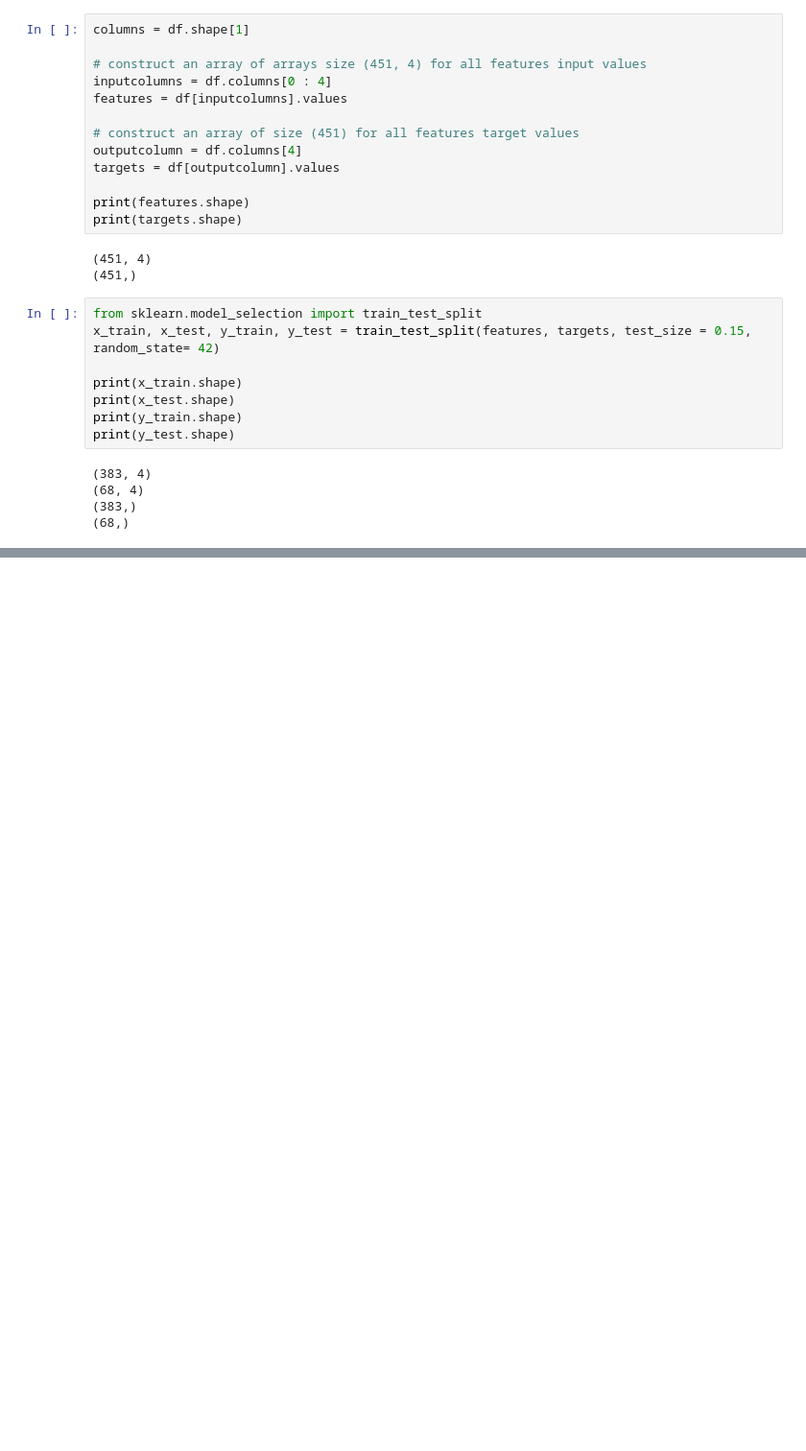
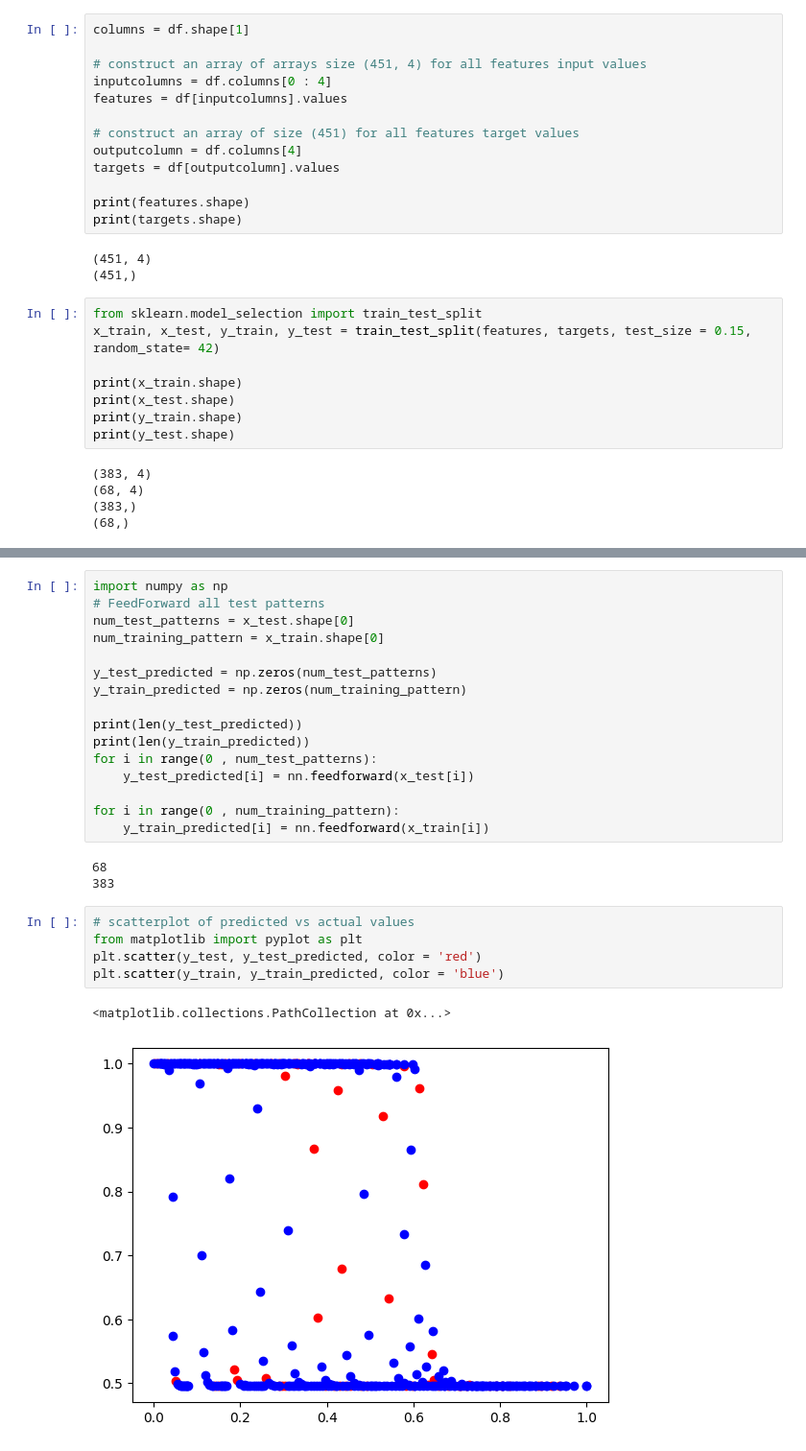
Before and after one commit to YoussefEzz/Prediction-BP-and-LR, a Jupyter notebook: BP.ipynb, the cells around one changed output, grey strips where cells are left out. Shown at 96% size. Cells and saved outputs as stored; diff of their text form; blank space fills up the shorter version.

```diff
--- a/BP.ipynb
+++ b/BP.ipynb
@@ -145,0 +128,27 @@ plt.show()
+# %%
+import numpy as np
+# FeedForward all test patterns
+num_test_patterns = x_test.shape[0]
+num_training_pattern = x_train.shape[0]
+
+y_test_predicted = np.zeros(num_test_patterns)
+y_train_predicted = np.zeros(num_training_pattern)
+
+print(len(y_test_predicted))
+print(len(y_train_predicted))
+for i in range(0 , num_test_patterns):
+    y_test_predicted[i] = nn.feedforward(x_test[i])
+
+for i in range(0 , num_training_pattern):
+    y_train_predicted[i] = nn.feedforward(x_train[i])
+# %% [output]
+68
+383
+# %%
+# scatterplot of predicted vs actual values
+from matplotlib import pyplot as plt
+plt.scatter(y_test, y_test_predicted, color = 'red')
+plt.scatter(y_train, y_train_predicted, color = 'blue')
+# %% [output]
+<matplotlib.collections.PathCollection at 0x...>
+[figure, added]
```
Also changed, not shown: parts of 2 cells of this notebook, 3 other files.
